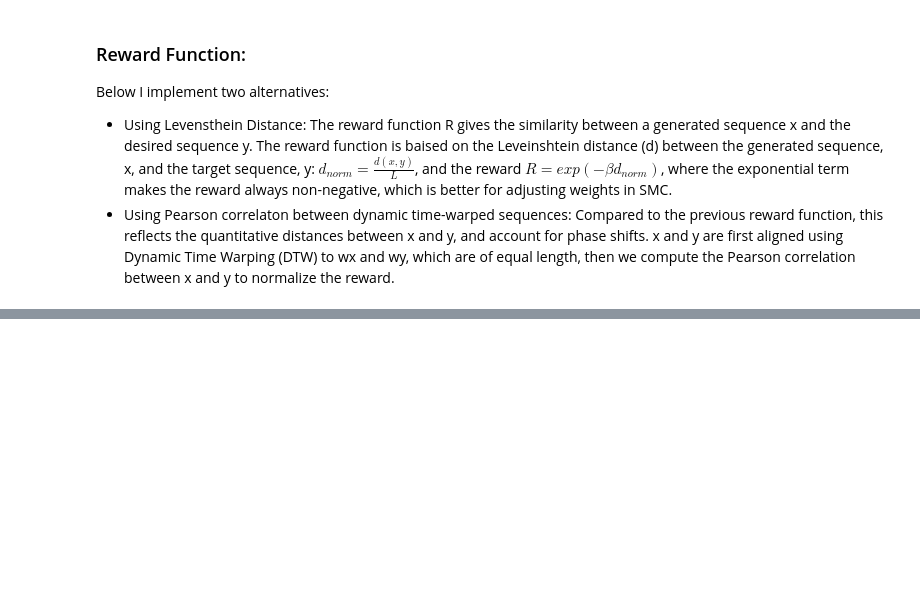
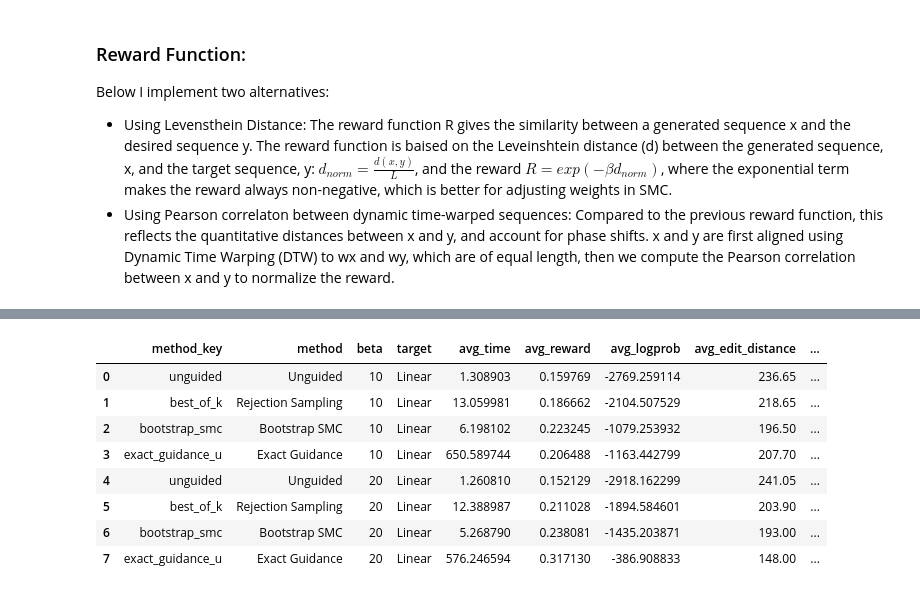
Before and after one commit to upsilonyc/edit-flows-guidance-demo, a Jupyter notebook: main.ipynb, the cells around one changed output, grey strips where cells are left out. Saved outputs shown, nothing was run; the diff lists cells and outputs as text; code cells hidden in the pictures; blank space fills up the shorter version.

```diff
--- a/main.ipynb
+++ b/main.ipynb
@@ -1753,3 +1898,16 @@ P-value: 0.6655508074145473
+# %%
+s = pd.read_csv('summary_280.csv')
+s
+# %% [output]
+|  | method_key | method | beta | target | avg_time | avg_reward | avg_logprob | avg_edit_distance | ... |
+| 0 | unguided | Unguided | 10 | Linear | 1.308903 | 0.159769 | -2769.259114 | 236.65 | ... |
+| 1 | best_of_k | Rejection Sampling | 10 | Linear | 13.059981 | 0.186662 | -2104.507529 | 218.65 | ... |
+| 2 | bootstrap_smc | Bootstrap SMC | 10 | Linear | 6.198102 | 0.223245 | -1079.253932 | 196.50 | ... |
+| 3 | exact_guidance_u | Exact Guidance | 10 | Linear | 650.589744 | 0.206488 | -1163.442799 | 207.70 | ... |
+| 4 | unguided | Unguided | 20 | Linear | 1.260810 | 0.152129 | -2918.162299 | 241.05 | ... |
+| 5 | best_of_k | Rejection Sampling | 20 | Linear | 12.388987 | 0.211028 | -1894.584601 | 203.90 | ... |
+| 6 | bootstrap_smc | Bootstrap SMC | 20 | Linear | 5.268790 | 0.238081 | -1435.203871 | 193.00 | ... |
+| 7 | exact_guidance_u | Exact Guidance | 20 | Linear | 576.246594 | 0.317130 | -386.908833 | 148.00 | ... |
 # %%
 # # Quick test
 
```
Also changed, not shown: parts of 7 cells of this notebook, 10 other files.
